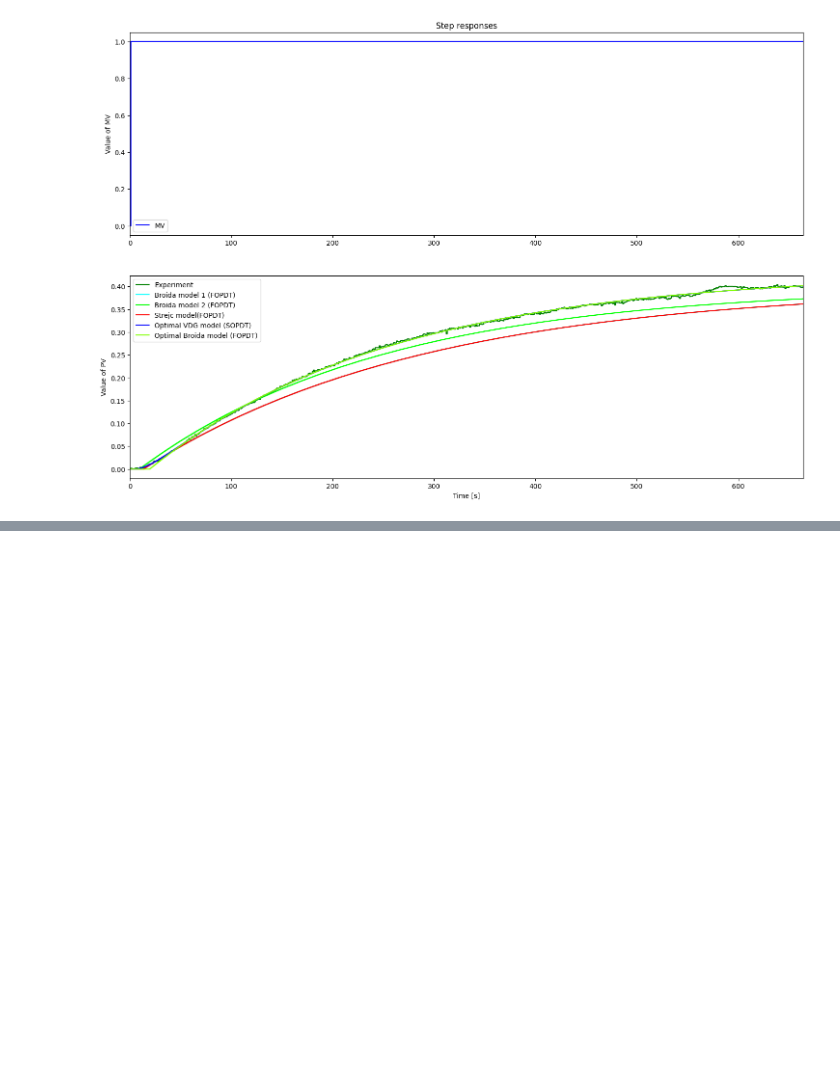
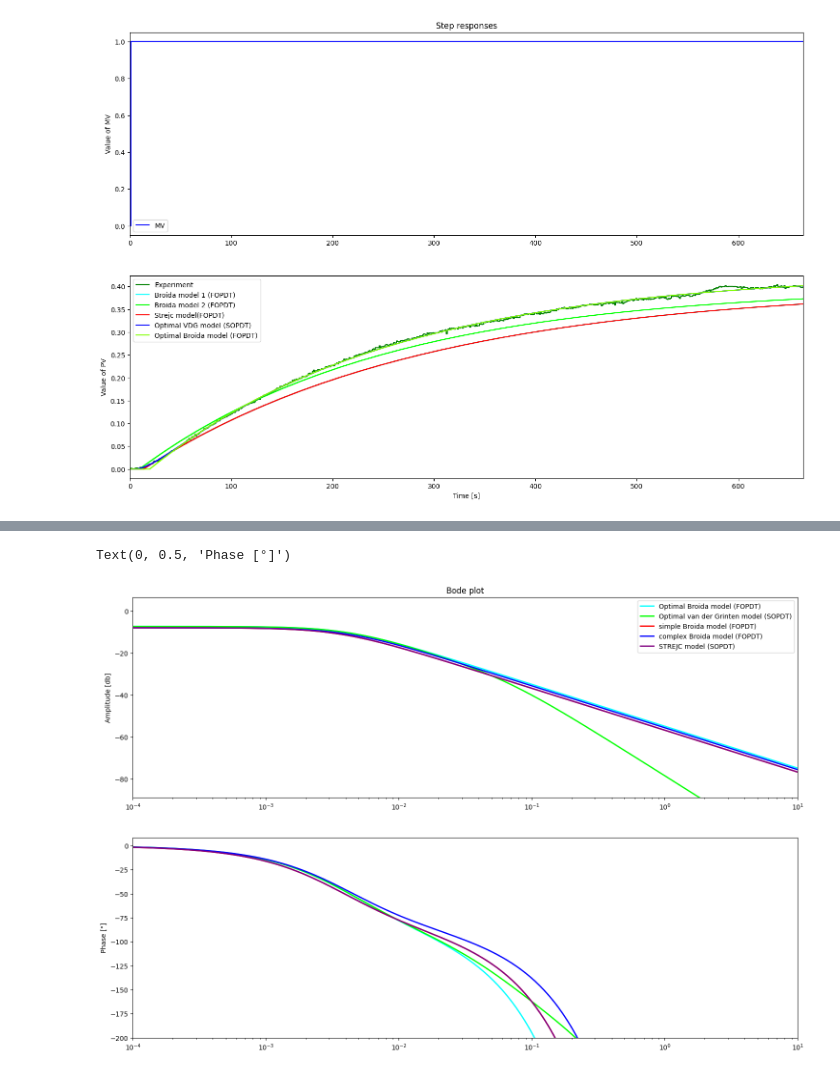
Before and after one commit to CorThibaut/Control-Theory-2024, a Jupyter notebook: Simulation_OLP.ipynb, the cells around one changed output, grey strips where cells are left out. Drawn from its saved outputs; the diff is of its cells as text; code cells hidden in the pictures; blank space fills up the shorter version.

Commit message:
v 1.2
updated, added margins + bode

```diff
--- a/Simulation_OLP.ipynb
+++ b/Simulation_OLP.ipynb
@@ -170,0 +173,80 @@ plt.xlim([0, np.max(tm)])
+# %%
+#Strejc
+n = 1 #Tu/Tg= 0,05
+T_strejc = Tg/1
+Tuth = 0*Tg
+Theta_strejc = Tu - Tuth
+
+# Frequency response
+P_FOPDTOPT = Process({})
+P_FOPDTOPT.parameters['Kp'] = Kp_FOPDTOPT
+P_FOPDTOPT.parameters['Tlag1'] = T_FOPDTOPT
+P_FOPDTOPT.parameters['theta'] = Theta_FOPDTOPT
+
+# Frequency response
+P_SOPDTOPT = Process({})
+P_SOPDTOPT.parameters['Kp'] = Kp_SOPDTOPT
+P_SOPDTOPT.parameters['Tlag1'] = T1_SOPDTOPT
+P_SOPDTOPT.parameters['Tlag2'] = T2_SOPDTOPT
+P_SOPDTOPT.parameters['theta'] = Theta_SOPDTOPT
+
+# Frequency response added
+BROIDA_Simple = Process({})
+BROIDA_Simple.parameters['Kp'] = Kp
+BROIDA_Simple.parameters['Tlag1'] = T_FOPDT1
+BROIDA_Simple.parameters['theta'] = Theta_FOPDT1
+
+# Frequency response added
+BROIDA_Complex = Process({})
+BROIDA_Complex.parameters['Kp'] = Kp
+BROIDA_Complex.parameters['Tlag1'] = T_FOPDT2
+BROIDA_Complex.parameters['theta'] = Theta_FOPDT2
+
+# Frequency response added
+P_STREJC = Process({})
+P_STREJC.parameters['Kp'] = Kp
+P_STREJC.parameters['Tlag1'] = T_strejc
+P_STREJC.parameters['theta'] = Theta_strejc
+
+omega = np.logspace(-4, 1, 10000)
+Ps_FOPDTOPT = Bode(P_FOPDTOPT,omega,Show=False) # Optimal Broida
+Ps_SOPDTOPT = Bode(P_SOPDTOPT,omega,Show=False) # Optimal van der Grinten
+# added
+SBROIDA_Simple = Bode(BROIDA_Simple,omega,Show=False) # Simple Broida
+SBROIDA_Complex = Bode(BROIDA_Complex,omega,Show=False) # Complex Broida
+Ps_STREJC = Bode(P_STREJC,omega,Show=False) #Strejc
+
+plt.figure(figsize = (18,12))
+
+plt.subplot(2,1,1)
+gain_min = np.min(20*np.log10(np.abs(Ps_FOPDTOPT)/5))
+gain_max = np.max(20*np.log10(np.abs(Ps_FOPDTOPT)*5))
+plt.semilogx(omega,20*np.log10(np.abs(Ps_FOPDTOPT)),'cyan',linewidth=2,label='Optimal Broida model (FOPDT)')
+plt.semilogx(omega,20*np.log10(np.abs(Ps_SOPDTOPT)),'lime',linewidth=2,label='Optimal van der Grinten model (SOPDT)')
+# added
+plt.semilogx(omega,20*np.log10(np.abs(SBROIDA_Simple)),'red',linewidth=2,label='simple Broida model (FOPDT)')
+plt.semilogx(omega,20*np.log10(np.abs(SBROIDA_Complex)),'blue',linewidth=2,label='complex Broida model (FOPDT)')
+plt.semilogx(omega,20*np.log10(np.abs(Ps_STREJC)),'purple',linewidth=2,label='STREJC model (SOPDT)')
+#
+plt.xlim([np.min(omega), np.max(omega)])
+plt.ylim([gain_min, gain_max])
+plt.ylabel('Amplitude [db]')
+plt.title('Bode plot')
+plt.legend(loc='best')
+
+plt.subplot(2,1,2)
+ph_min = np.min((180/np.pi)*np.unwrap(np.angle(Ps_FOPDTOPT))) - 10
+ph_max = np.max((180/np.pi)*np.unwrap(np.angle(Ps_FOPDTOPT))) + 10
+plt.semilogx(omega, (180/np.pi)*np.unwrap(np.angle(Ps_FOPDTOPT)),'cyan',linewidth=2)
+plt.semilogx(omega, (180/np.pi)*np.unwrap(np.angle(Ps_SOPDTOPT)),'lime',linewidth=2)
+# added
+plt.semilogx(omega, (180/np.pi)*np.unwrap(np.angle(SBROIDA_Simple)),'red',linewidth=2)
+plt.semilogx(omega, (180/np.pi)*np.unwrap(np.angle(SBROIDA_Complex)),'blue',linewidth=2)
+plt.semilogx(omega, (180/np.pi)*np.unwrap(np.angle(Ps_STREJC)),'purple',linewidth=2)
+#
+plt.xlim([np.min(omega), np.max(omega)])
+plt.ylim([np.max([ph_min, -200]), ph_max])
+plt.ylabel('Phase [°]')
+# %% [output]
+Text(0, 0.5, 'Phase [°]')
+[figure, added]
```
Also changed, not shown: parts of 1 cell of this notebook, 3 other files.
